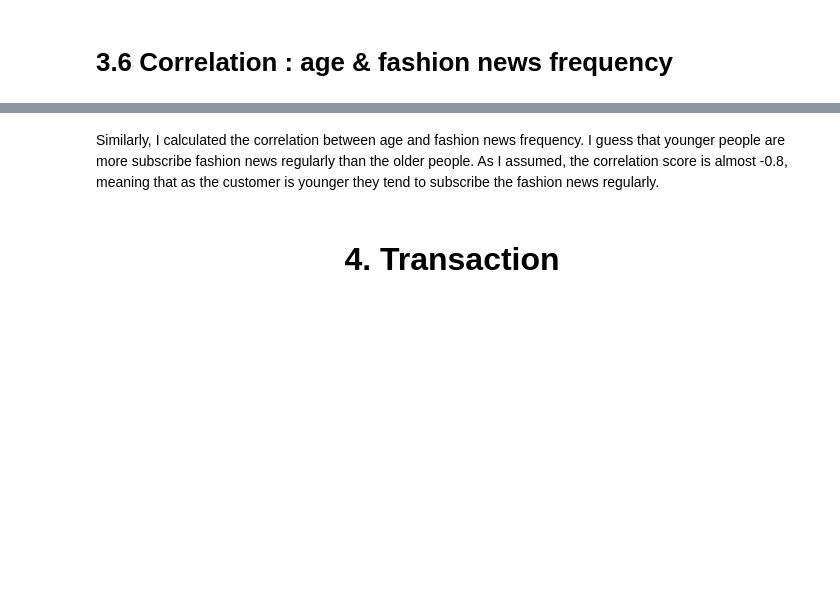
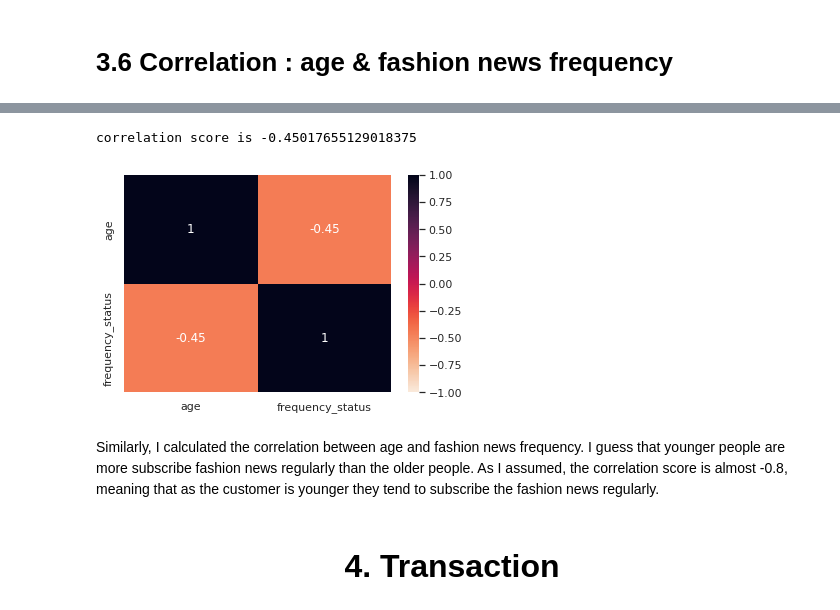
Before and after one commit to INA-95/H-M-Personalized-Fashion-Recommendations, a Jupyter notebook: EDA.ipynb, the cells around one changed output, grey strips where cells are left out. Drawn from its saved outputs; the diff is of its cells as text; code cells hidden in the pictures; blank space fills up the shorter version.

```diff
--- a/EDA.ipynb
+++ b/EDA.ipynb
@@ -336,3 +408,11 @@ age_and_frequency[age_and_frequency['fashion_news_frequency'] == 'Regularly'].co
+# %%
+a = age_and_frequency['age'].tolist()
+b = age_and_frequency['frequency_status'].tolist()
+# %%
+correlation(age_and_frequency, a, b) # no correlation
+# %% [output]
+correlation score is -0.45017655129018375
+[figure, added]
 # %% [markdown]
 Similarly, I calculated the correlation between age and fashion news frequency. I guess that younger people are more subscribe fashion news regularly than the older people. As I assumed, the correlation score is almost -0.8, meaning that as the customer is younger they tend to subscribe the fashion news regularly.
 # %% [markdown]
```
Also changed, not shown: parts of 18 cells of this notebook.
